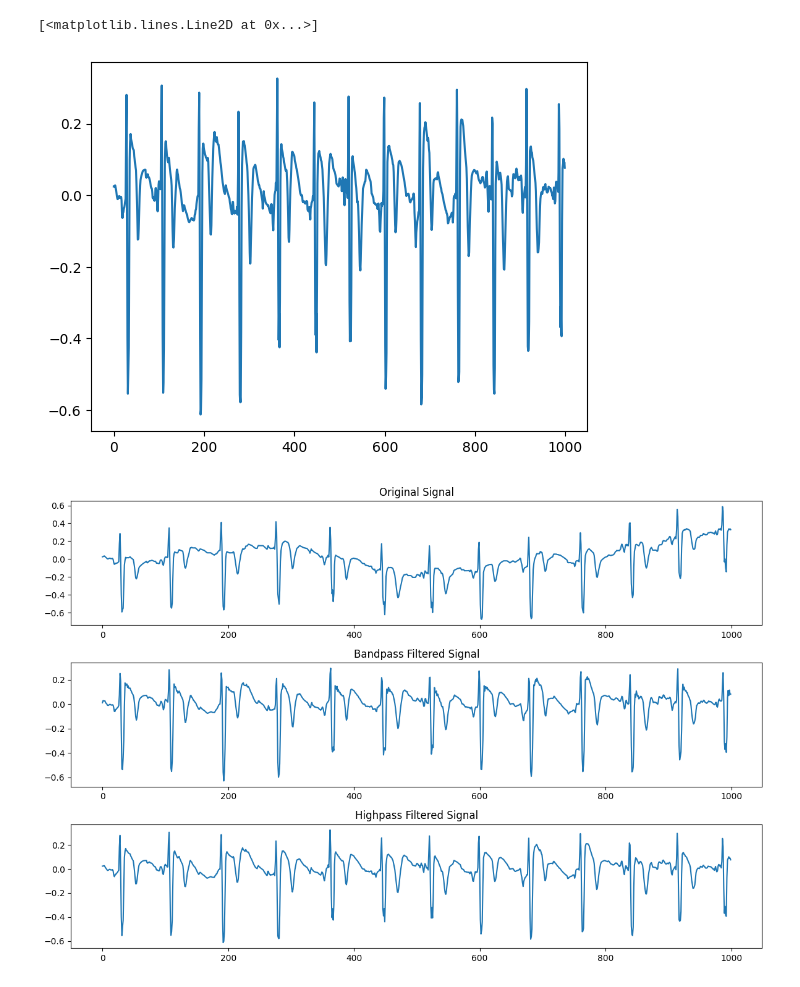
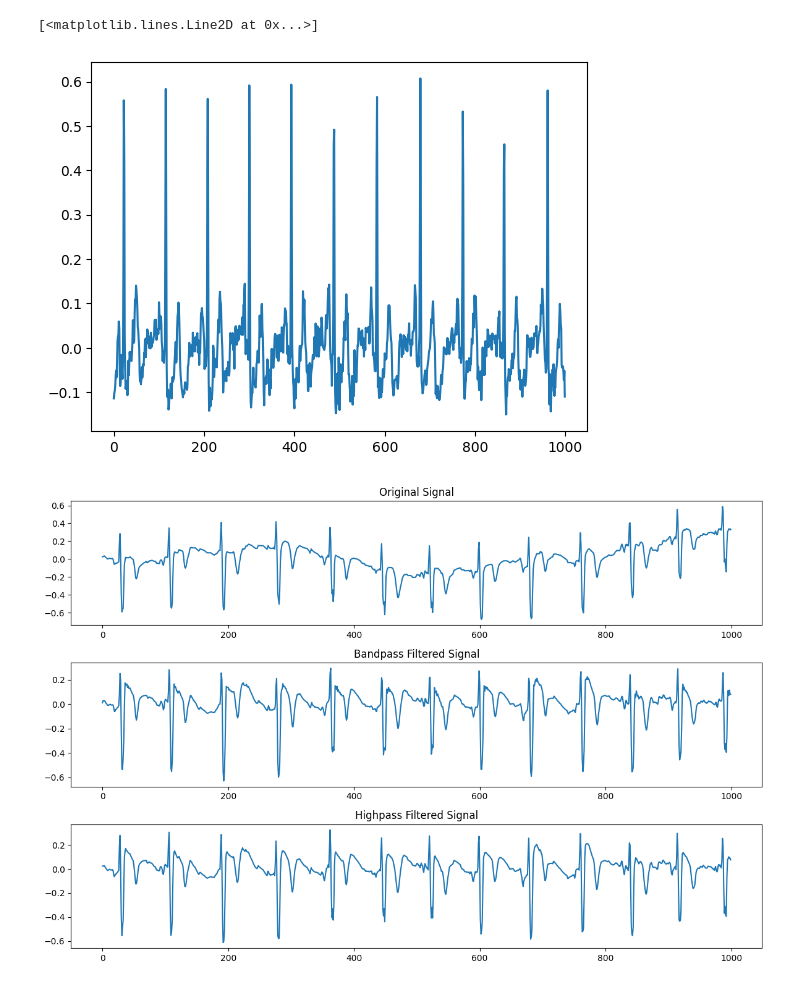
Before and after one commit to Nateml/bachelors_thesis, a Jupyter notebook: notebooks/exploratory/preprocessing.ipynb, the cells around one changed output. Drawn from its saved outputs; the diff is of its cells as text; code cells hidden in the pictures.

```diff
--- a/notebooks/exploratory/preprocessing.ipynb
+++ b/notebooks/exploratory/preprocessing.ipynb
@@ -13,5 +13,5 @@ signals.shape
 # %%
-idx = 3
+idx = 0
 # View a signal before bandpass filtering
 sig = signals[idx, :, 0]
 plt.plot(sig)
@@ -27,10 +27,10 @@ plt.plot(bandpass_sig)
 # %%
 # highpass
-highpass_sig = highpass(sig, 100, order=4, low=0.5)
+highpass_sig = highpass(sig, sampling_rate=100, order=4, low=0.5)
 plt.plot(highpass_sig)
 # %% [output]
 [<matplotlib.lines.Line2D at 0x...>]
-[figure, old version]
+[figure, new version]
 # %%
 # Compare original, bandpass, and highpass signals
 plt.figure(figsize=(12, 8))
```
Also changed, not shown: parts of 4 cells of this notebook, 57 other files.
